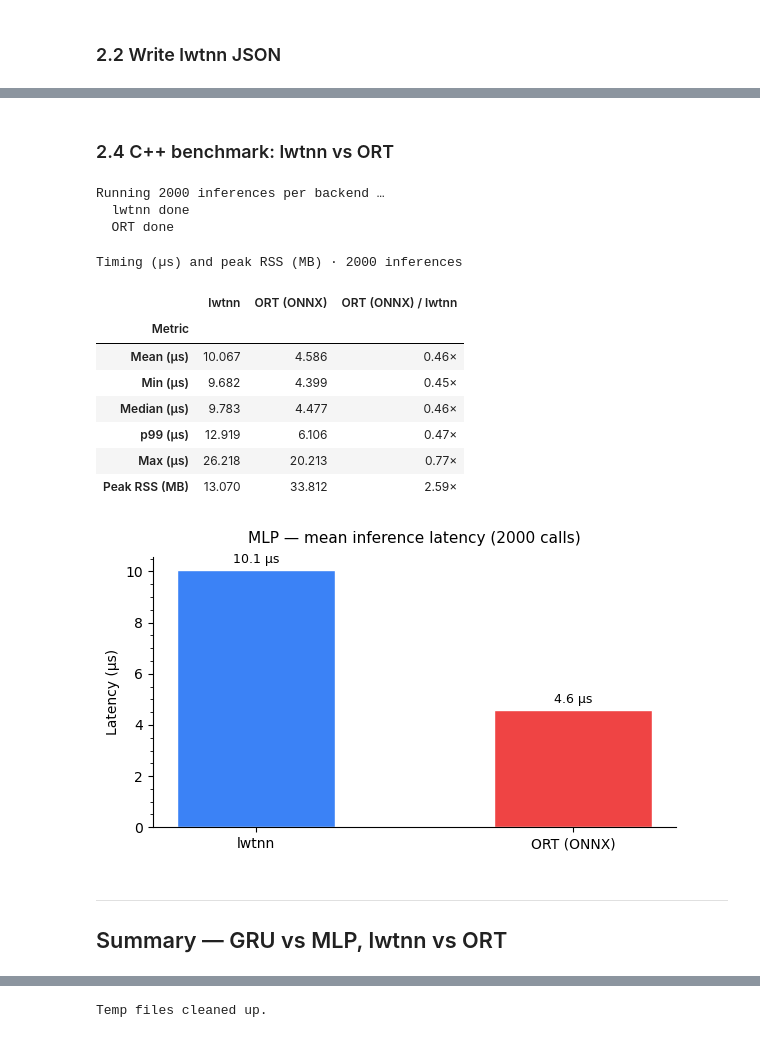
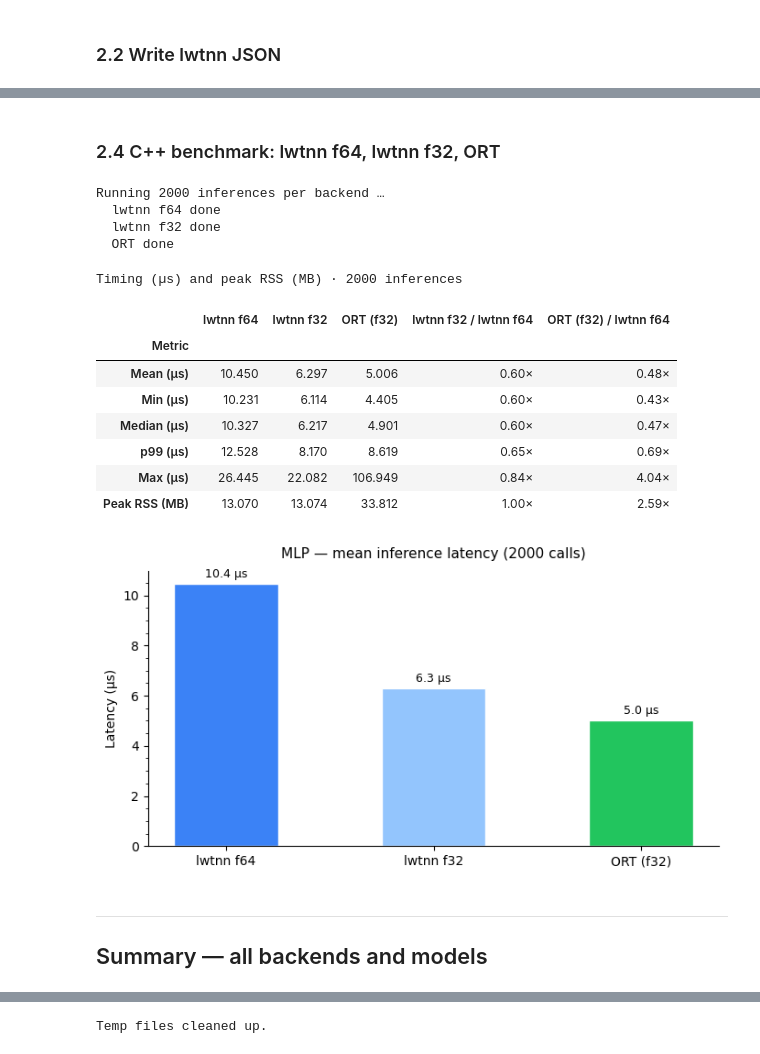
Before and after one commit to trahxam/lwtnn, a Jupyter notebook: notebooks/lwtnn_vs_onnx_benchmark.ipynb, the cells around one changed output, grey strips where cells are left out. Saved outputs shown, nothing was run; the diff lists cells and outputs as text; code cells hidden in the pictures.

```diff
--- a/notebooks/lwtnn_vs_onnx_benchmark.ipynb
+++ b/notebooks/lwtnn_vs_onnx_benchmark.ipynb
@@ -35,11 +35,14 @@ REPO_ROOT = Path("../").resolve()
 BUILD_DIR = REPO_ROOT / "build"
 CONVERTER  = REPO_ROOT / "converters" / "keras2json.py"
 
-LWTNN_RNN_BENCH = BUILD_DIR / "bin" / "lwtnn-bench-inference"
-LWTNN_MLP_BENCH = BUILD_DIR / "bin" / "lwtnn-bench-mlp"
-ORT_BENCH       = BUILD_DIR / "bin" / "ort-bench-inference"
+LWTNN_RNN_BENCH     = BUILD_DIR / "bin" / "lwtnn-bench-inference"
+LWTNN_RNN_F32_BENCH = BUILD_DIR / "bin" / "lwtnn-bench-inference-f32"
+LWTNN_MLP_BENCH     = BUILD_DIR / "bin" / "lwtnn-bench-mlp"
+LWTNN_MLP_F32_BENCH = BUILD_DIR / "bin" / "lwtnn-bench-mlp-f32"
+ORT_BENCH           = BUILD_DIR / "bin" / "ort-bench-inference"
 
-for b in [LWTNN_RNN_BENCH, LWTNN_MLP_BENCH, ORT_BENCH]:
+for b in [LWTNN_RNN_BENCH, LWTNN_RNN_F32_BENCH,
+          LWTNN_MLP_BENCH, LWTNN_MLP_F32_BENCH, ORT_BENCH]:
     assert b.exists(), f"Binary not found: {b} — run: cmake --build {BUILD_DIR}"
 
 print("All binaries found.")
@@ -147,8 +147,7 @@ Input: 19 features × 20 time-steps.  Sequence model from lwtnn's own test suite
 # %% [markdown]
 ### 1.1  Download test data and convert to lwtnn JSON
 # %%
-gru_tmpdir = tempfile.mkdtemp(prefix="lwtnn_gru_")
-gru_tmpdir = Path(gru_tmpdir)
+gru_tmpdir = Path(tempfile.mkdtemp(prefix="lwtnn_gru_"))
 
 print("Downloading GRU test data …")
 tgz_path = gru_tmpdir / "GRU.tgz"
@@ -596,43 +505,49 @@ MLP: output comparison across backends
 | out_6 | -0.1269540 | -0.1269535 | -0.1269535 | 4.73e-07 | 4.88e-07 |
 | out_7 | 0.1849150 | 0.1849152 | 0.1849152 | 1.55e-07 | 1.70e-07 |
 # %% [markdown]
-### 2.4  C++ benchmark: lwtnn vs ORT
+### 2.4  C++ benchmark: lwtnn f64, lwtnn f32, ORT
 # %%
 print(f"Running {N_INFERENCES} inferences per backend …")
 
-mlp_lwtnn_kv = run_bin(LWTNN_MLP_BENCH, mlp_lwtnn_json, "--n-inferences", N_INFERENCES)
-print("  lwtnn done")
+mlp_lwtnn_f64_kv = run_bin(LWTNN_MLP_BENCH, mlp_lwtnn_json, "--n-inferences", N_INFERENCES)
+print("  lwtnn f64 done")
+
+mlp_lwtnn_f32_kv = run_bin(LWTNN_MLP_F32_BENCH, mlp_lwtnn_json, "--n-inferences", N_INFERENCES)
+print("  lwtnn f32 done")
 
 mlp_ort_kv = run_bin(
-    ORT_BENCH, mlp_onnx,
-    "--n-inferences", N_INFERENCES,
-    "--n-inputs",     n_mlp_inputs,
-)
+    ORT_BENCH, mlp_onnx, "--n-inferences", N_INFERENCES, "--n-inputs", n_mlp_inputs)
 print("  ORT done")
 
 mlp_bench_df = bench_to_df({
-    "lwtnn":      mlp_lwtnn_kv,
-    "ORT (ONNX)": mlp_ort_kv,
+    "lwtnn f64": mlp_lwtnn_f64_kv,
+    "lwtnn f32": mlp_lwtnn_f32_kv,
+    "ORT (f32)": mlp_ort_kv,
 })
-show_bench_df(mlp_bench_df, baseline_col="lwtnn")
+show_bench_df(mlp_bench_df, baseline_col="lwtnn f64")
 # %% [output]
 Running 2000 inferences per backend …
-  lwtnn done
+  lwtnn f64 done
+  lwtnn f32 done
   ORT done
 Timing (µs) and peak RSS (MB) · 2000 inferences
-|  | lwtnn | ORT (ONNX) | ORT (ONNX) / lwtnn |
-| Metric |  |  |  |
-| Mean (µs) | 10.067 | 4.586 | 0.46× |
-| Min (µs) | 9.682 | 4.399 | 0.45× |
-| Median (µs) | 9.783 | 4.477 | 0.46× |
-| p99 (µs) | 12.919 | 6.106 | 0.47× |
-| Max (µs) | 26.218 | 20.213 | 0.77× |
-| Peak RSS (MB) | 13.070 | 33.812 | 2.59× |
+|  | lwtnn f64 | lwtnn f32 | ORT (f32) | lwtnn f32 / lwtnn f64 | ORT (f32) / lwtnn f64 |
+| Metric |  |  |  |  |  |
+| Mean (µs) | 10.450 | 6.297 | 5.006 | 0.60× | 0.48× |
+| Min (µs) | 10.231 | 6.114 | 4.405 | 0.60× | 0.43× |
+| Median (µs) | 10.327 | 6.217 | 4.901 | 0.60× | 0.47× |
+| p99 (µs) | 12.528 | 8.170 | 8.619 | 0.65× | 0.69× |
+| Max (µs) | 26.445 | 22.082 | 106.949 | 0.84× | 4.04× |
+| Peak RSS (MB) | 13.070 | 13.074 | 33.812 | 1.00× | 2.59× |
 # %%
-plot_latency_bar(mlp_bench_df, f"MLP — mean inference latency ({N_INFERENCES} calls)")
+plot_latency_bar(
+    mlp_bench_df,
+    f"MLP — mean inference latency ({N_INFERENCES} calls)",
+    colors=["#3b82f6", "#93c5fd", "#22c55e"],
+)
 # %% [output]
-[figure, old version]
+[figure, new version]
-# %% [markdown]
----
-## Summary — GRU vs MLP, lwtnn vs ORT
+# %% [markdown]
+---
+## Summary — all backends and models
 # %%
```
Also changed, not shown: parts of 19 cells of this notebook, 2 other files.
